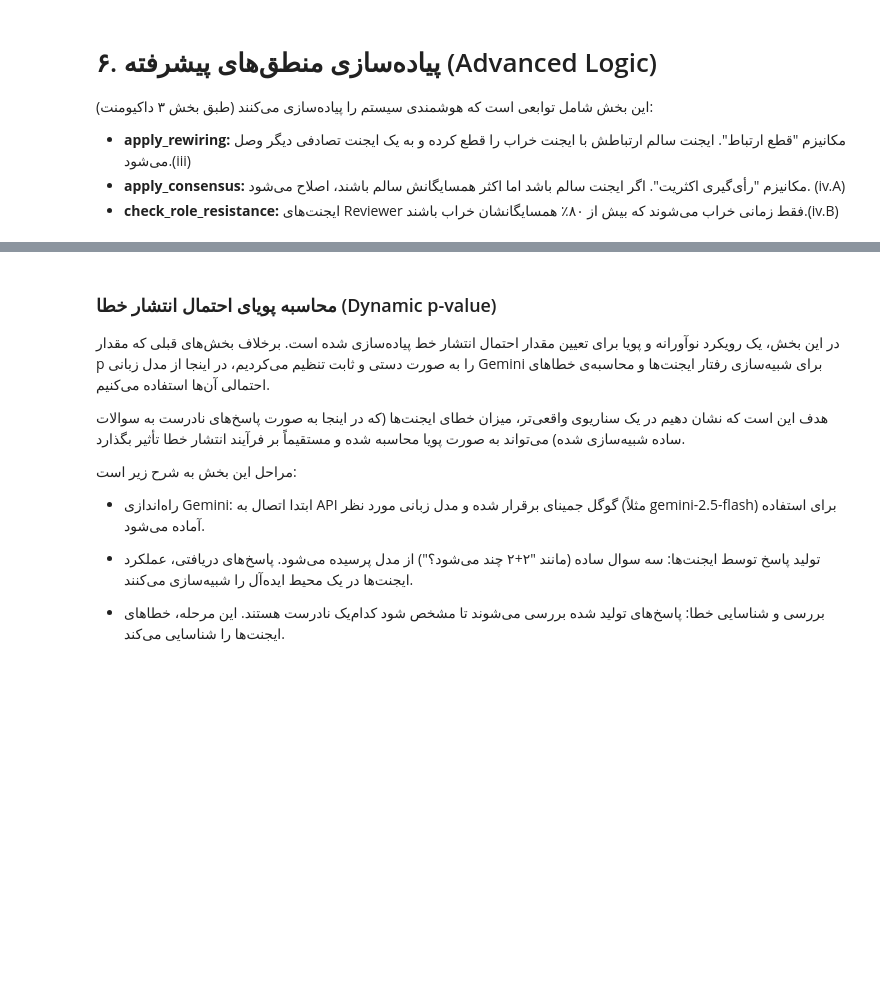
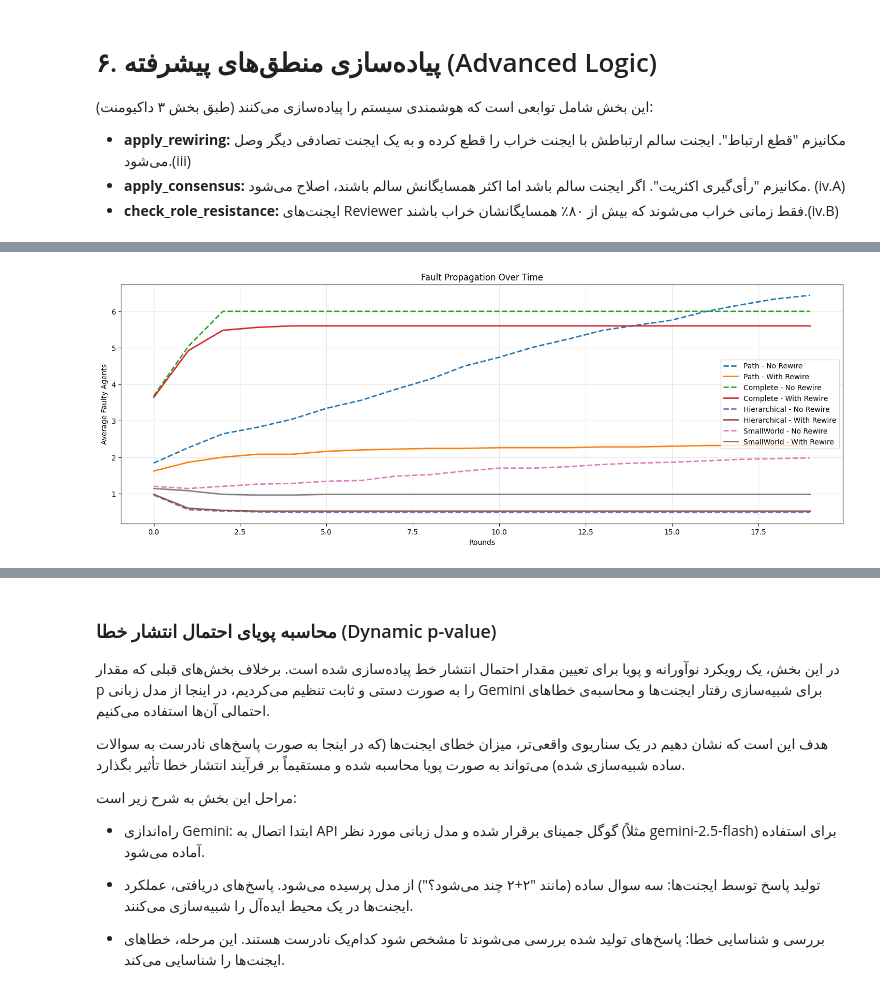
Before and after one commit to sara25kh/LLM-MAS-Resilience, a Jupyter notebook: notebook.ipynb, the cells around one changed output, grey strips where cells are left out. Saved outputs shown, nothing was run; the diff lists cells and outputs as text; code cells hidden in the pictures; blank space fills up the shorter version.

```diff
--- a/notebook.ipynb
+++ b/notebook.ipynb
@@ -746,0 +1312,34 @@ def run_advanced_simulation(G, steps=20, p_infection=0.3, rewire=False):
+# %%
+# ==================================
+# 📊 Fault Propagation Comparison
+# ==================================
+
+plt.figure(figsize=(18, 6))
+
+for topo in comparison_results.keys():
+
+    data_no = comparison_results[topo][False]["history"]
+    data_yes = comparison_results[topo][True]["history"]
+
+    plt.plot(
+        data_no,
+        linestyle='--',
+        linewidth=2,
+        label=f"{topo} - No Rewire"
+    )
+
+    plt.plot(
+        data_yes,
+        linestyle='-',
+        linewidth=2,
+        label=f"{topo} - With Rewire"
+    )
+
+plt.title("Fault Propagation Over Time")
+plt.xlabel("Rounds")
+plt.ylabel("Average Faulty Agents")
+plt.grid(alpha=0.3)
+plt.legend()
+plt.show()
+# %% [output]
+[figure, added]
```
Also changed, not shown: parts of 26 cells of this notebook.
